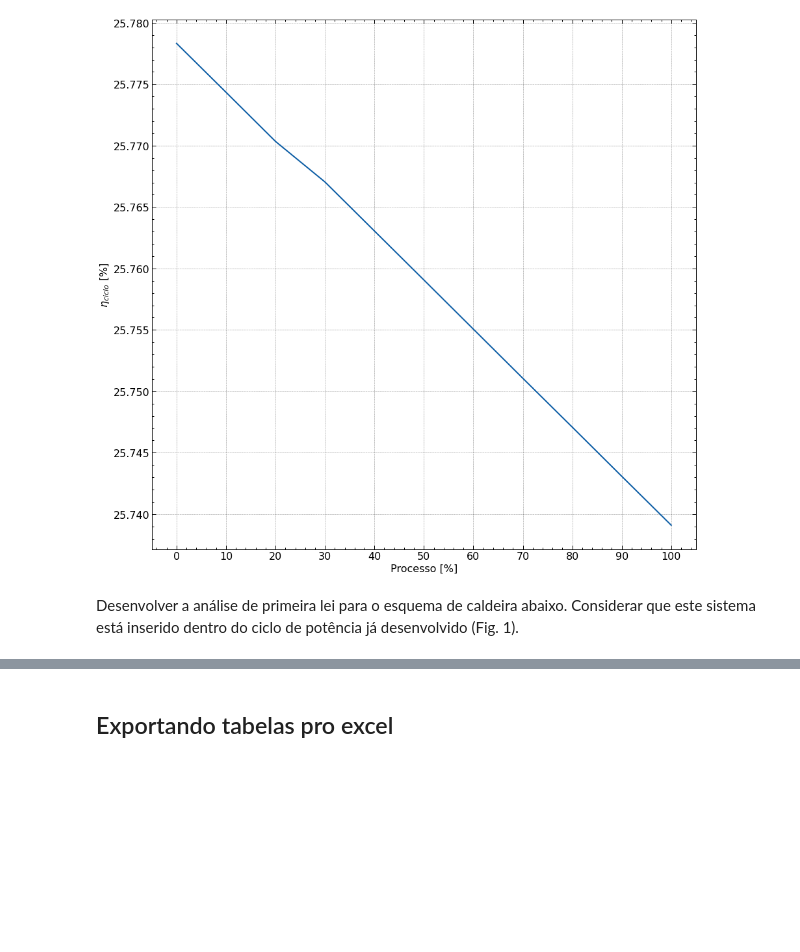
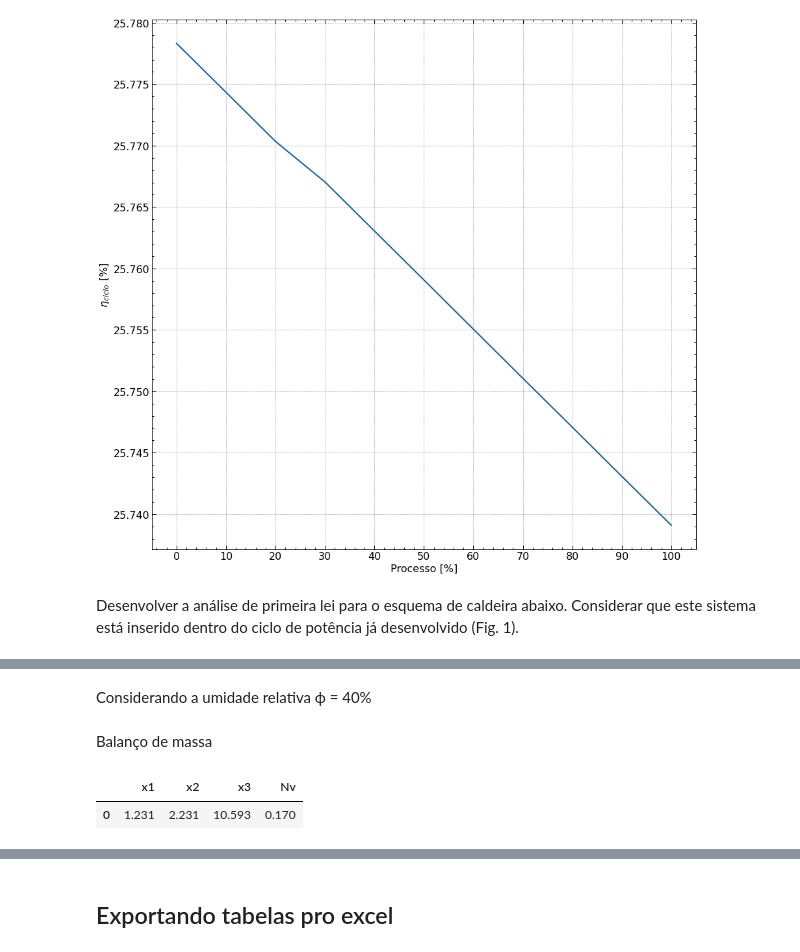
Before and after one commit to luaneng/gdv, a Jupyter notebook: projeto/main.ipynb, the cells around one changed output, grey strips where cells are left out. Cells and saved outputs as stored; diff of their text form; code cells hidden in the pictures; blank space fills up the shorter version.

```diff
--- a/projeto/main.ipynb
+++ b/projeto/main.ipynb
@@ -798,0 +828,2 @@ MM_g = 1/((F_met/MM_met) + (F_et/MM_et) + (F_prop /MM_prop ) + ( F_propeno/MM_pr
+# %%
+x2 = (4*y_met + 6*y_et + 8*y_propano + 10*y_but)/2
@@ -798,0 +832,2 @@ MM_g = 1/((F_met/MM_met) + (F_et/MM_et) + (F_prop /MM_prop ) + ( F_propeno/MM_pr
+# %%
+aₜ = (2*x1+x2)/2
@@ -798,0 +836,11 @@ MM_g = 1/((F_met/MM_met) + (F_et/MM_et) + (F_prop /MM_prop ) + ( F_propeno/MM_pr
+# %%
+x3 = (1 + e)*aₜ*(79/21)
+# %% [markdown]
+Considerando a umidade relativa ϕ = 40%
+# %%
+MM_ar = aₜ*(1+e)*(1+(79/21))
+ϕ = 0.4
+Psat= prop('P','T',273.15+25,'Q',0,fluido)/1000
+Pv = ϕ*Psat
+x = symbols('x')
+Nv = solve(-x + (Pv/101.325)*((aₜ*(1 + e)*(1+(79/21))) + x),x)[0]
@@ -798,0 +850,24 @@ MM_g = 1/((F_met/MM_met) + (F_et/MM_et) + (F_prop /MM_prop ) + ( F_propeno/MM_pr
+# %% [markdown]
+Balanço de massa
+# %%
+MM_reag = y_met*met.MW + y_et*et.MW + y_propano*propano.MW + y_but*but.MW + (1 + e)*aₜ*(O2.MW + (79/21)*N2.MW) + Nv*H2O.MW
+MM_prod = x1*CO2.MW + x2*H2O.MW + x3*N2.MW + e*aₜ*O2.MW + Nv*H2O.MW
+MM_comb = y_met*met.MW + y_et*et.MW + y_propano*propano.MW + y_but*but.MW
+
+AF = (1+e)*at*(1 + (79/21))*(air.MW/MM_comb)
+
+PCI = (y_met*met.Hf + y_et*et.Hf + y_propano*propano.Hf + y_but*but.Hf - x1*CO2.Hf - x2*H2O.Hf)/MM_comb
+PCS = (y_met*met.Hf + y_et*et.Hf + y_propano*propano.Hf + y_but*but.Hf - x1*CO2.Hf - x2*H2O_Hf)/MM_comb
+
+data_coef = {
+    'x1': [x1],
+    'x2': x2,
+    'x3': x3,
+    'Nv': round(Nv, 3)
+}
+
+df_coef = DataFrame(data_coef).round(3)
+display(df_coef)
+# %% [output]
+|  | x1 | x2 | x3 | Nv |
+| 0 | 1.231 | 2.231 | 10.593 | 0.170 |
```
Also changed, not shown: parts of 35 cells of this notebook.
